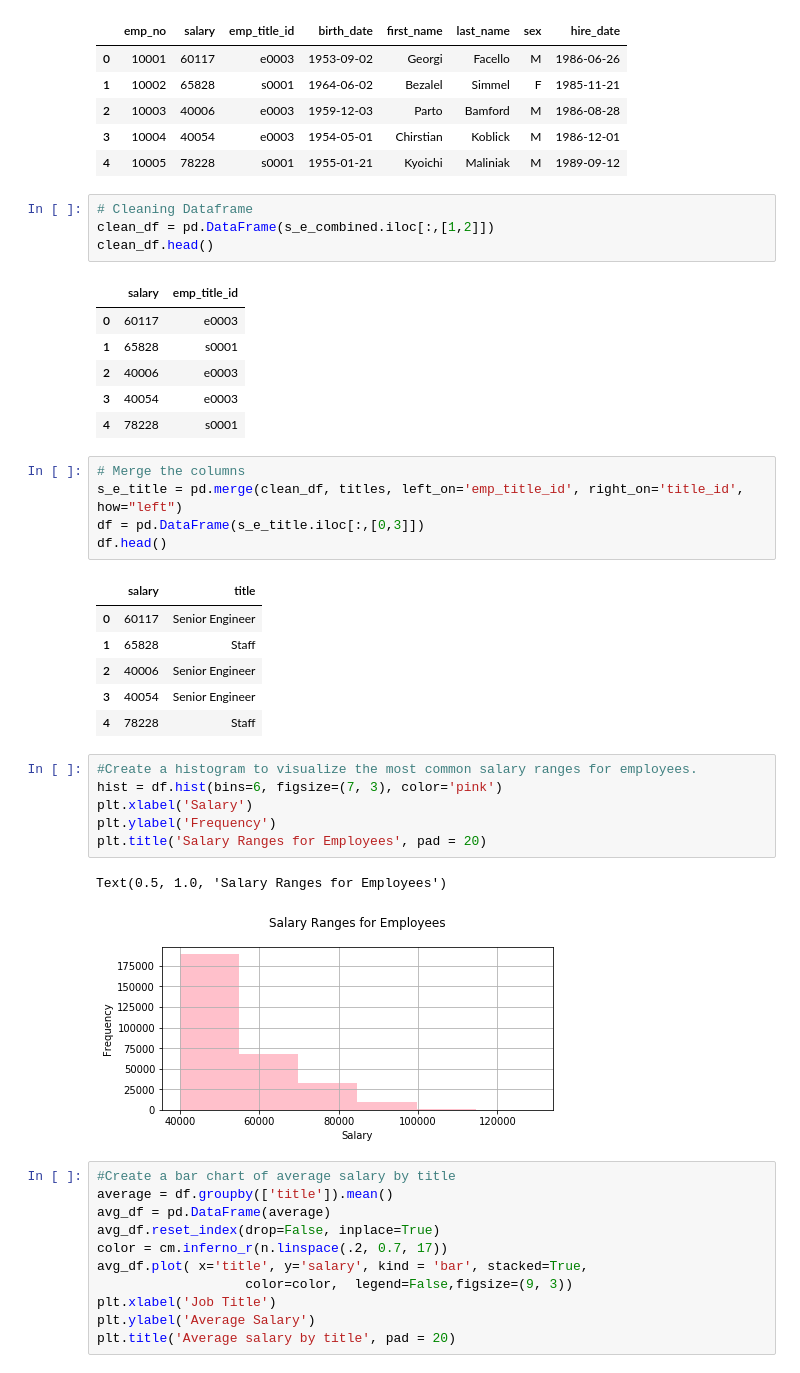
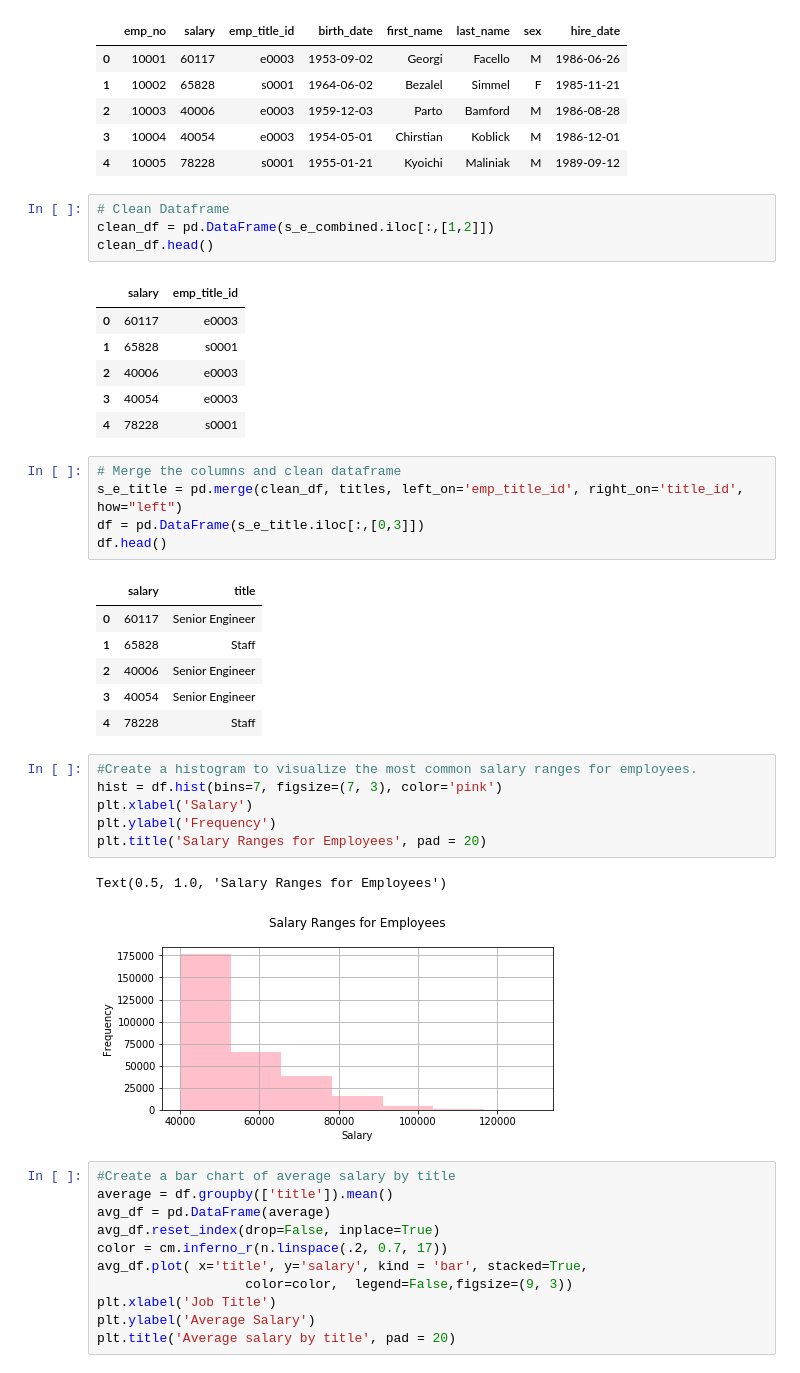
Before and after one commit to vieravfg/sql-challenge, a Jupyter notebook: SQL_pandas.ipynb, the cells around one changed output. Cells and saved outputs as stored; diff of their text form.

```diff
--- a/SQL_pandas.ipynb
+++ b/SQL_pandas.ipynb
@@ -62,7 +59,7 @@ s_e_combined.head()
 | 3 | 10004 | 40054 | e0003 | 1954-05-01 | Chirstian | Koblick | M | 1986-12-01 |
 | 4 | 10005 | 78228 | s0001 | 1955-01-21 | Kyoichi | Maliniak | M | 1989-09-12 |
 # %%
-# Cleaning Dataframe
+# Clean Dataframe
 clean_df = pd.DataFrame(s_e_combined.iloc[:,[1,2]])
 clean_df.head()
 # %% [output]
@@ -73,7 +70,7 @@ clean_df.head()
 | 3 | 40054 | e0003 |
 | 4 | 78228 | s0001 |
 # %%
-# Merge the columns
+# Merge the columns and clean dataframe
 s_e_title = pd.merge(clean_df, titles, left_on='emp_title_id', right_on='title_id', how="left")
 df = pd.DataFrame(s_e_title.iloc[:,[0,3]])
 df.head()
@@ -86,13 +83,13 @@ df.head()
 | 4 | 78228 | Staff |
 # %%
 #Create a histogram to visualize the most common salary ranges for employees.
-hist = df.hist(bins=6, figsize=(7, 3), color='pink')
+hist = df.hist(bins=7, figsize=(7, 3), color='pink')
 plt.xlabel('Salary')
 plt.ylabel('Frequency')
 plt.title('Salary Ranges for Employees', pad = 20)
 # %% [output]
 Text(0.5, 1.0, 'Salary Ranges for Employees')
-[figure, old version]
+[figure, new version]
 # %%
 #Create a bar chart of average salary by title
 average = df.groupby(['title']).mean()
```
Also changed, not shown: parts of 1 cell of this notebook, 4 other files.
